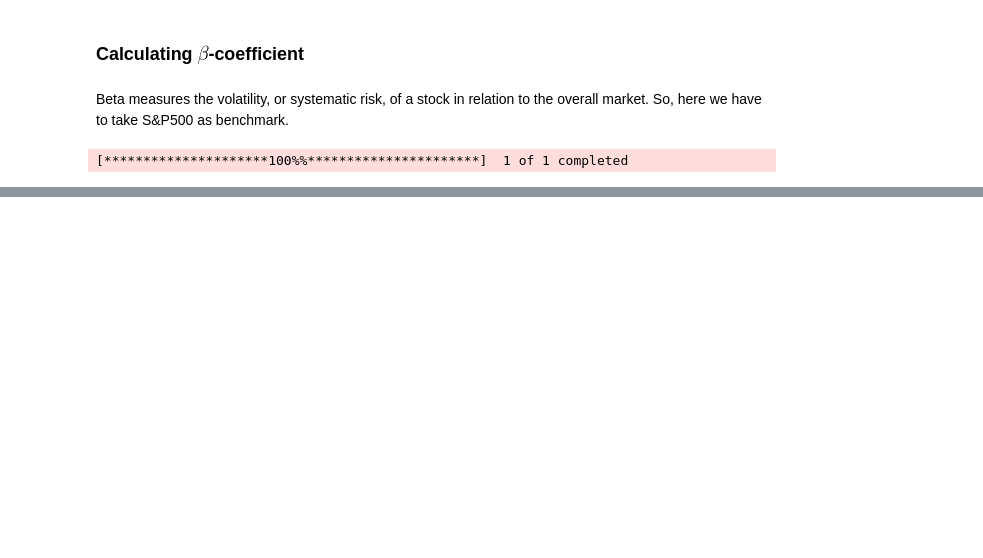
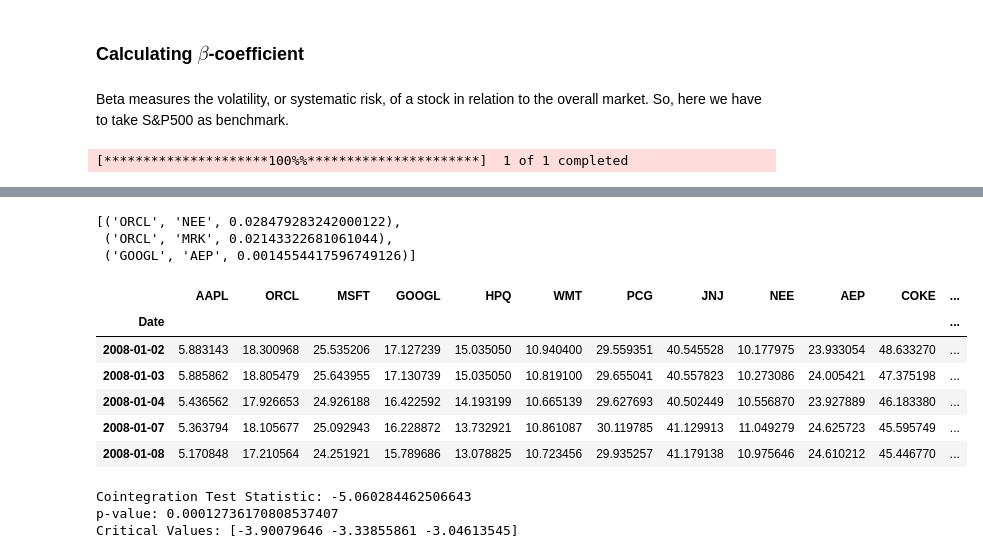
Before and after one commit to Vidya023/Coding-Research-Paper, a Jupyter notebook: pairs-trading-on-different-portfolios-based-on-machine-learning.ipynb, the cells around one changed output, grey strips where cells are left out. Drawn from its saved outputs; the diff is of its cells as text; code cells hidden in the pictures; blank space fills up the shorter version.

```diff
--- a/pairs-trading-on-different-portfolios-based-on-machine-learning.ipynb
+++ b/pairs-trading-on-different-portfolios-based-on-machine-learning.ipynb
@@ -130,0 +232,13 @@ beta
+# %%
+def adf_test(series, tick):
+    result = adfuller(series)
+    print('-'*20,tick,'-'*20)
+    print()
+    print(f'ADF statistic for {tick} : {result[0]}')
+    print(f'p-value for {tick} : {result[1]}')
+    for key, values in result[4].items():
+        print(f'Critical values {key} for {tick} : {values}')
+    print()
+# %%
+for tick, df in stock_data_close.items():
+    adf_test(df,tick)
@@ -130,0 +265,12 @@ beta
+# %%
+def dataframeClose(tickers):
+    df_close = pd.DataFrame()
+
+    for tick in tickers:
+        df = yf.download(tick, start=start_date, end=end_date)
+        if len(df)==0:
+           continue
+        else:
+          df_close[tick]=df['Adj Close']
+
+    return df_close
@@ -130,0 +285,2 @@ beta
+# %%
+df_defClose = dataframeClose(defensive)
@@ -130,0 +361,16 @@ beta
+# %%
+pairs_defL
+# %% [output]
+[('ORCL', 'NEE', 0.028479283242000122),
+ ('ORCL', 'MRK', 0.02143322681061044),
+ ('GOOGL', 'AEP', 0.0014554417596749126)]
+# %%
+df_defClose.head()
+# %% [output]
+|  | AAPL | ORCL | MSFT | GOOGL | HPQ | WMT | PCG | JNJ | NEE | AEP | COKE | ... |
+| Date |  |  |  |  |  |  |  |  |  |  |  | ... |
+| 2008-01-02 | 5.883143 | 18.300968 | 25.535206 | 17.127239 | 15.035050 | 10.940400 | 29.559351 | 40.545528 | 10.177975 | 23.933054 | 48.633270 | ... |
+| 2008-01-03 | 5.885862 | 18.805479 | 25.643955 | 17.130739 | 15.035050 | 10.819100 | 29.655041 | 40.557823 | 10.273086 | 24.005421 | 47.375198 | ... |
+| 2008-01-04 | 5.436562 | 17.926653 | 24.926188 | 16.422592 | 14.193199 | 10.665139 | 29.627693 | 40.502449 | 10.556870 | 23.927889 | 46.183380 | ... |
+| 2008-01-07 | 5.363794 | 18.105677 | 25.092943 | 16.228872 | 13.732921 | 10.861087 | 30.119785 | 41.129913 | 11.049279 | 24.625723 | 45.595749 | ... |
+| 2008-01-08 | 5.170848 | 17.210564 | 24.251921 | 15.789686 | 13.078825 | 10.723456 | 29.935257 | 41.179138 | 10.975646 | 24.610212 | 45.446770 | ... |
@@ -130,0 +379,12 @@ beta
+# %%
+coint_result = sm.tsa.stattools.coint(df_defClose['JNJ'], df_defClose['NEE'])
+
+# Print the results
+coint_t, p_value, critical_values = coint_result
+print(f'Cointegration Test Statistic: {coint_t}')
+print(f'p-value: {p_value}')
+print(f'Critical Values: {critical_values}')
+# %% [output]
+Cointegration Test Statistic: -5.060284462506643
+p-value: 0.00012736170808537407
+Critical Values: [-3.90079646 -3.33855861 -3.04613545]
```
Also changed, not shown: parts of 43 cells of this notebook.
